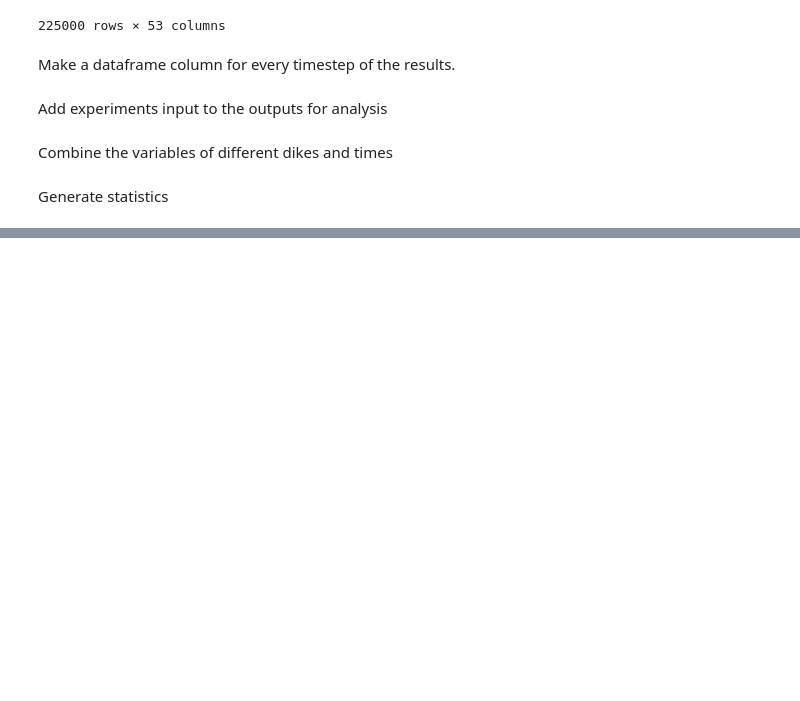
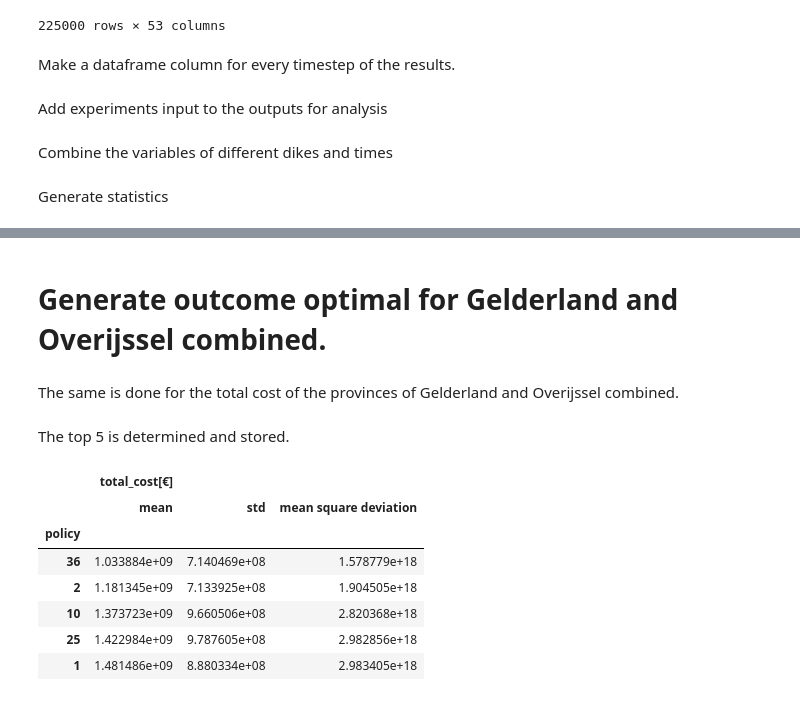
Before and after one commit to JasperBaars/EPA1361_Model-based_Decision-making, a Jupyter notebook: Final Assignment EPA1361/Model and Notebooks/3. Uncertainty Analysis.ipynb, the cells around one changed output, grey strips where cells are left out. Cells and saved outputs as stored; diff of their text form; code cells hidden in the pictures; blank space fills up the shorter version.

```diff
--- a/Final Assignment EPA1361/Model and Notebooks/3. Uncertainty Analysis.ipynb
+++ b/Final Assignment EPA1361/Model and Notebooks/3. Uncertainty Analysis.ipynb
@@ -132,0 +275,4 @@ with open(r'../generated_datasets/policy_uncertainty_aggregated.pkl', 'wb') as f
+# %% [markdown]
+# Generate outcome optimal for Gelderland and Overijssel combined.
+# %% [markdown]
+The same is done for the total cost of the provinces of Gelderland and Overijssel combined.
@@ -132,0 +289,2 @@ with open(r'../generated_datasets/policy_uncertainty_aggregated.pkl', 'wb') as f
+# %% [markdown]
+The top 5 is determined and stored.
@@ -132,0 +294,18 @@ with open(r'../generated_datasets/policy_uncertainty_aggregated.pkl', 'wb') as f
+# %%
+n_scenarios_of_interest = 5
+
+results_of_interest = grouping.sort_values(by=('total_cost[€]','mean square deviation'), ascending=True).head(n_scenarios_of_interest)
+
+with open(r'..\generated_datasets\final_policies.pkl','wb') as pickle_file:
+    pickle.dump(results_of_interest, pickle_file)
+
+results_of_interest
+# %% [output]
+|  | total_cost[€] |  |  |
+|  | mean | std | mean square deviation |
+| policy |  |  |  |
+| 36 | 1.033884e+09 | 7.140469e+08 | 1.578779e+18 |
+| 2 | 1.181345e+09 | 7.133925e+08 | 1.904505e+18 |
+| 10 | 1.373723e+09 | 9.660506e+08 | 2.820368e+18 |
+| 25 | 1.422984e+09 | 9.787605e+08 | 2.982856e+18 |
+| 1 | 1.481486e+09 | 8.880334e+08 | 2.983405e+18 |
```
Also changed, not shown: parts of 30 cells of this notebook, 5 other files.
